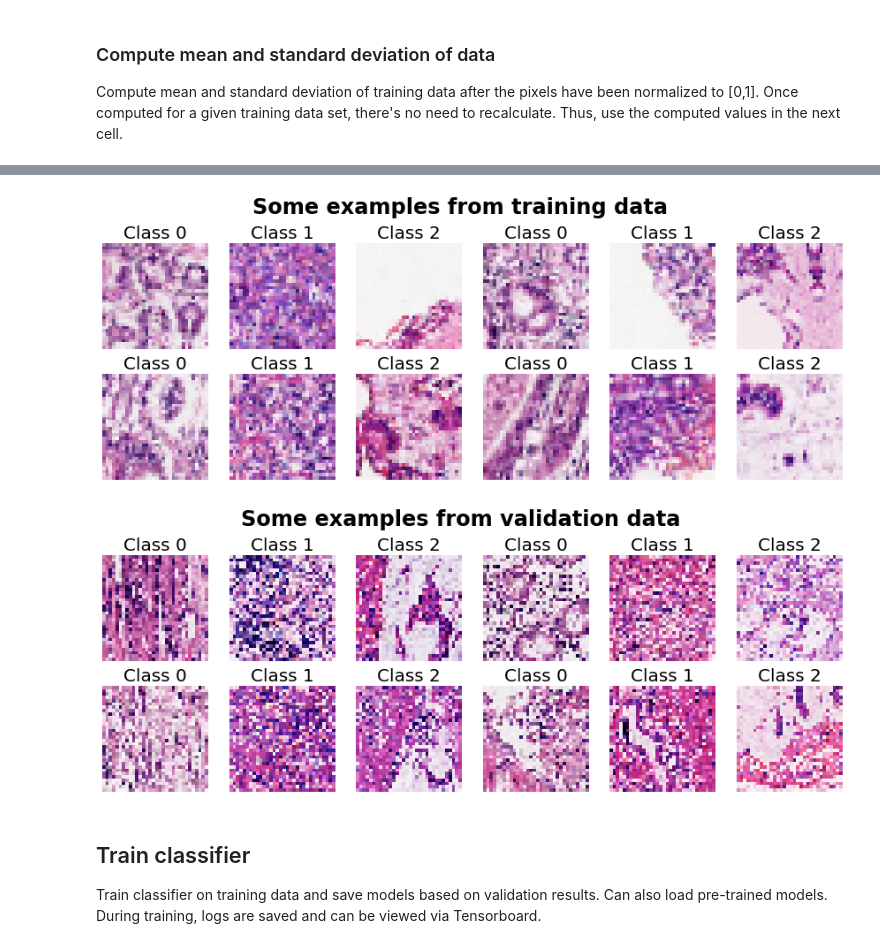
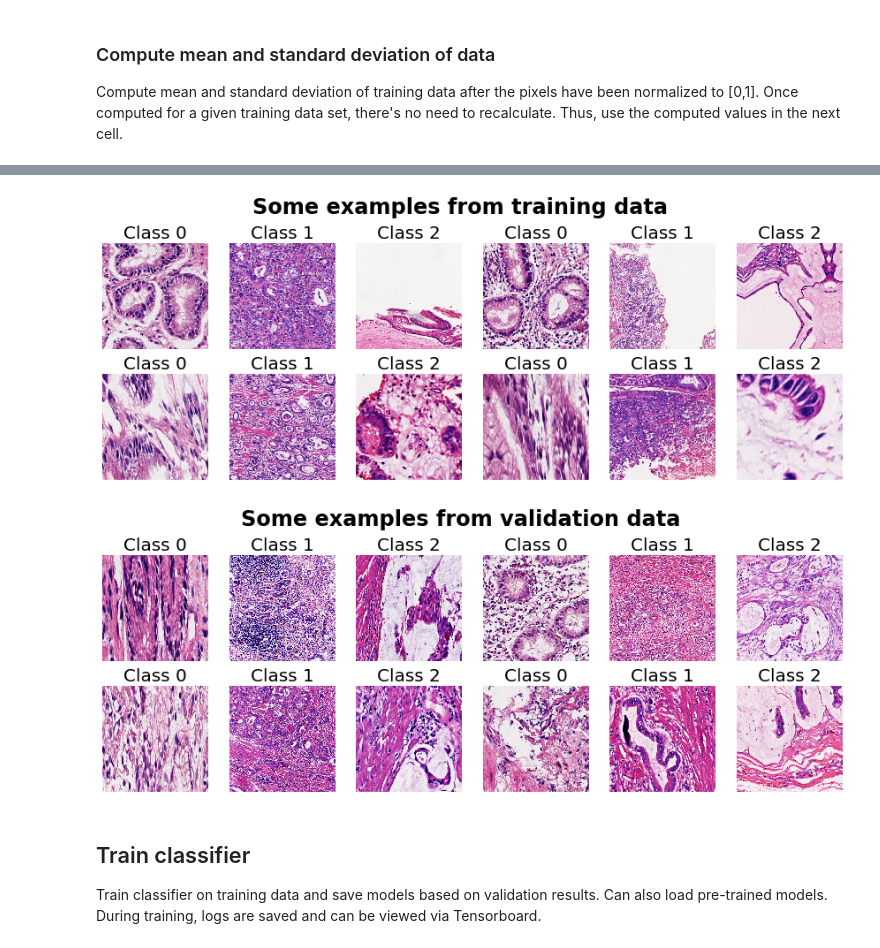
Before and after one commit to vkarlstrand/pie, a Jupyter notebook: demo.ipynb, the cells around one changed output, grey strips where cells are left out. Cells and saved outputs as stored; diff of their text form; code cells hidden in the pictures.

```diff
--- a/demo.ipynb
+++ b/demo.ipynb
@@ -75,7 +75,7 @@ from plot import plot_dataset
 
 
 # Settings
-image_size = 32
+image_size = 256
 batch_size = 16
 num_workers = 4
 
@@ -108,35 +108,35 @@ album_validation = album.Compose([
 ])
 
 
 # Load training data set
 dataset_train = DatasetFromCSV(image_root='./data/data_images/',
                                csv_path='./data/data_labels_train.csv',
                                transforms=album_train)
 # Load validation data set
 dataset_validation = DatasetFromCSV(image_root='./data/data_images/',
                                     csv_path='./data/data_labels_validation.csv',
                                     transforms=album_validation)
 
 
 # Plot some examples from training and validation data sets
 rows = 2
 cols = 6
 image_width = 2.5
 fig, axs = plot_dataset(dataset_train, rows=rows, cols=cols, image_width=image_width,
                         mean=dataset_train_mean, std=dataset_train_std)
 fig.suptitle('Some examples from training data', fontsize=24, y=1.02, weight='bold')
 fig, axs = plot_dataset(dataset_validation, rows=rows, cols=cols, image_width=image_width,
                         mean=dataset_train_mean, std=dataset_train_std)
 fig.suptitle('Some examples from validation data', fontsize=24, y=1.02, weight='bold')
 plt.show()
 
 
 # Load data into loaders
 loader_train = DataLoader(dataset=dataset_train, batch_size=batch_size, shuffle=True, num_workers=num_workers)
 loader_validation = DataLoader(dataset=dataset_validation, batch_size=batch_size, num_workers=num_workers)
 # %% [output]
-[figure, old version]
+[figure, new version]
-[figure, old version]
+[figure, new version]
 # %% [markdown]
 ## Train classifier
 Train classifier on training data and save models based on validation results. Can also load pre-trained models. During training, logs are saved and can be viewed via Tensorboard.
```
Also changed, not shown: parts of 9 cells of this notebook, 4 other files.
